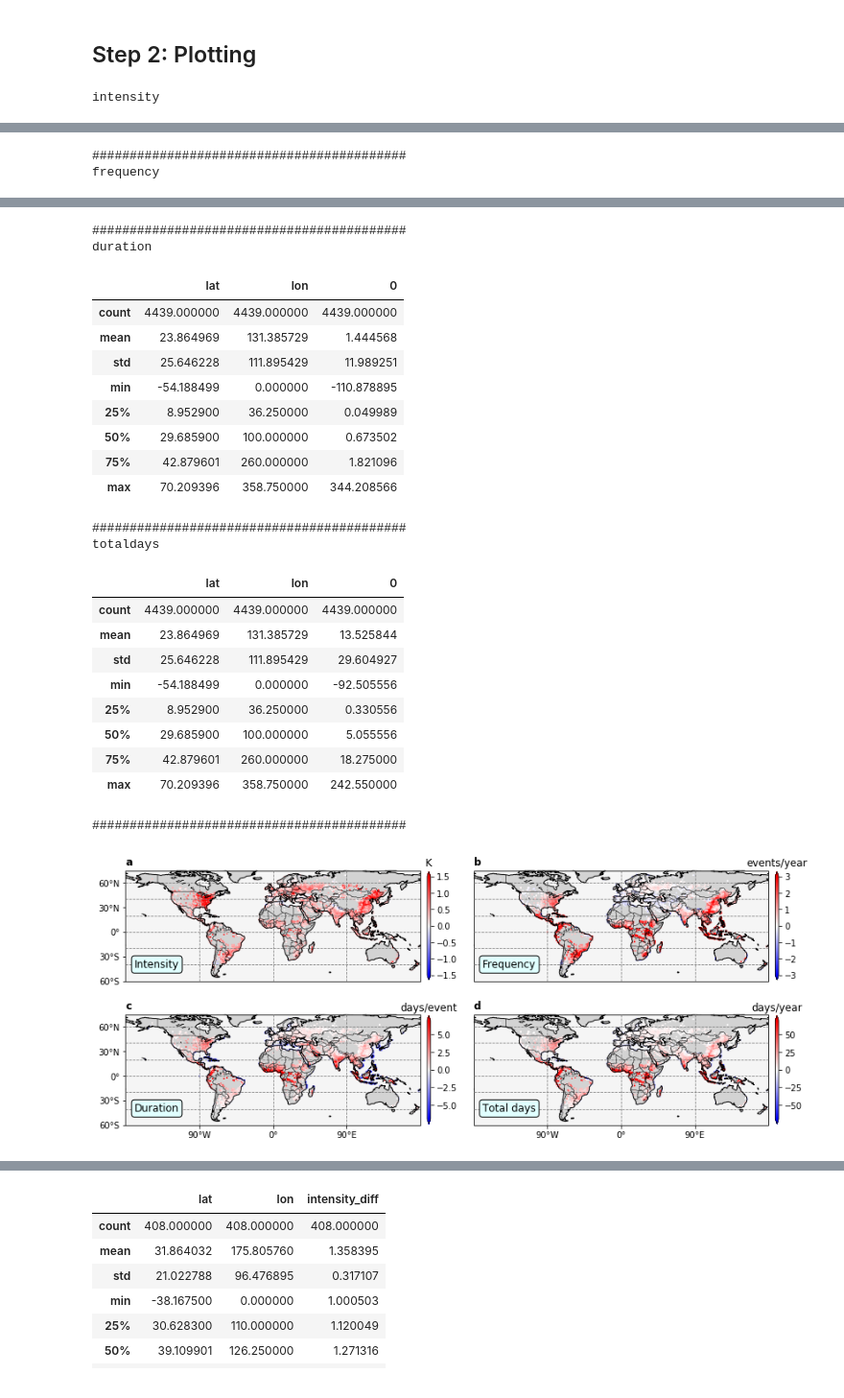
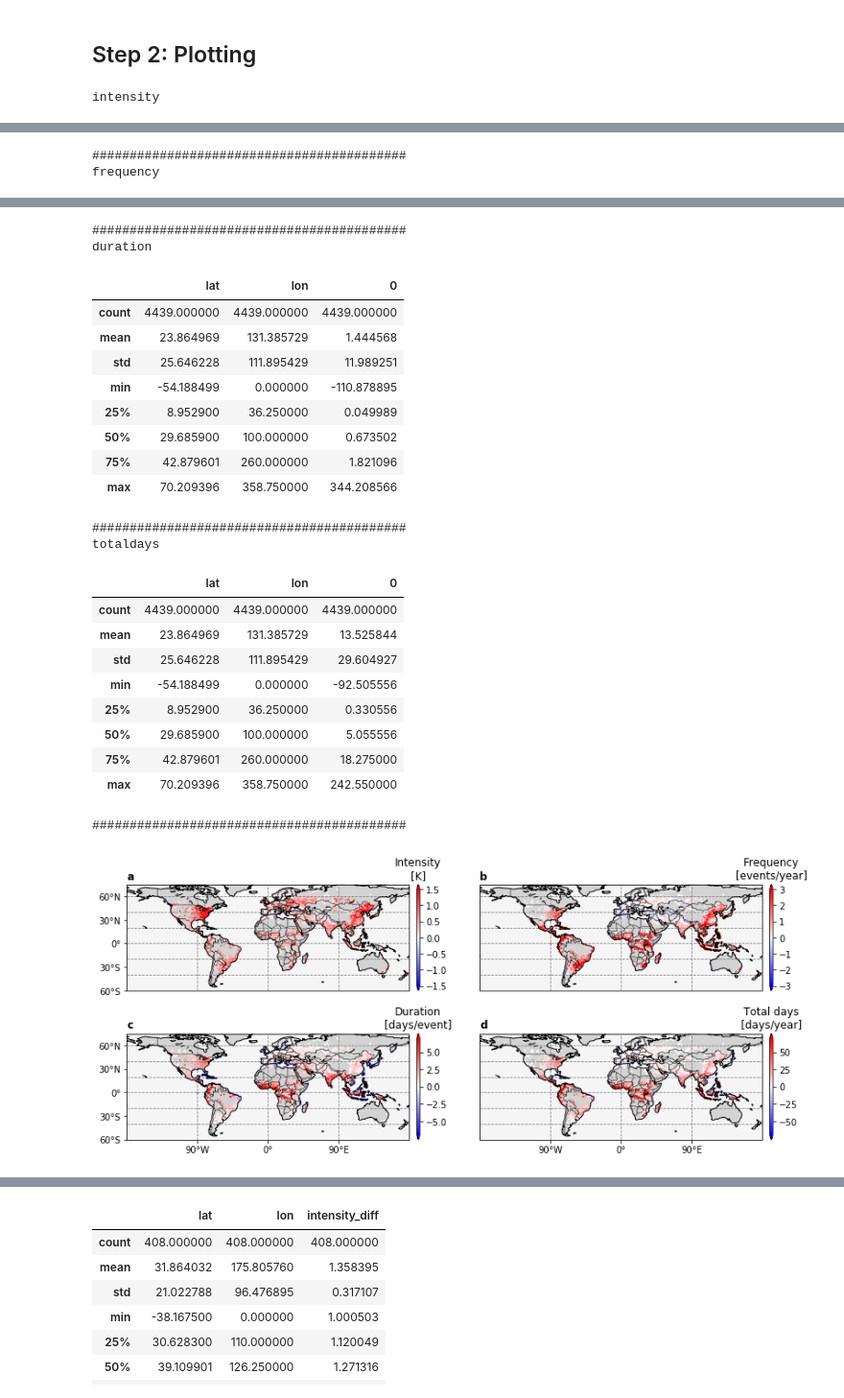
Before and after one commit to zhonghua-zheng/code_uhws, a Jupyter notebook: 5_event_analysis/fig1_urban_gridcell.ipynb, the cells around one changed output, grey strips where cells are left out. Shown: that part at 96% size. Drawn from its saved outputs; the diff is of its cells as text; code cells hidden in the pictures.

Commit message:
updated figures

```diff
--- a/5_event_analysis/fig1_urban_gridcell.ipynb
+++ b/5_event_analysis/fig1_urban_gridcell.ipynb
@@ -166,7 +166,7 @@ def setup_colorbar_text(ax,p,title_text,var_text,cbar_text):
     ax.set_ylabel("")
     cbar = plt.colorbar(p, ax=ax,
                     orientation="vertical",
-                    fraction=0.1,
+                    fraction=0.20,
                     shrink=0.80,
                     pad=0.02,
                     aspect=30,
@@ -178,10 +178,10 @@ def setup_colorbar_text(ax,p,title_text,var_text,cbar_text):
     lat_formatter = LatitudeFormatter()
     ax.xaxis.set_major_formatter(lon_formatter)
     ax.yaxis.set_major_formatter(lat_formatter)
-    props = dict(boxstyle='round', facecolor='lightcyan')
-    # place a text box in upper left in axes coords
-    ax.text(0.03, 0.20, var_text, transform=ax.transAxes, fontsize=12,
-             verticalalignment='top', bbox=props,zorder=6)
+#     props = dict(boxstyle='round', facecolor='lightcyan')
+#     # place a text box in upper left in axes coords
+#     ax.text(0.03, 0.20, var_text, transform=ax.transAxes, fontsize=12,
+#              verticalalignment='top', bbox=props,zorder=6)
     ax.set_title(title_text, fontweight="bold", loc="left")
 
 def plot_scatter(ax,df,vmin,vmax,cmap):
@@ -243,10 +243,10 @@ title_text_dict={"frequency":"b",
                  "intensity":"a",
                  "duration":"c"}
 
-cbar_text_dict={"frequency":"events/year",
-                "totaldays":"days/year",
-                "intensity":"K",
-                "duration":"days/event"}
+cbar_text_dict={"frequency":"Frequency\n[events/year]",
+                "totaldays":"Total days\n[days/year]",
+                "intensity":"Intensity\n[K]",
+                "duration":"Duration\n[days/event]"}
 
 for i in range(4):
     val = var_list[i]
@@ -282,32 +282,32 @@ frequency
 | mean | 23.864969 | 131.385729 | 0.975676 |
 | std | 25.646228 | 111.895429 | 1.553850 |
 | min | -54.188499 | 0.000000 | -4.372222 |
 | 25% | 8.952900 | 36.250000 | -0.005556 |
 | 50% | 29.685900 | 100.000000 | 0.438889 |
 | 75% | 42.879601 | 260.000000 | 1.572222 |
 | max | 70.209396 | 358.750000 | 11.738889 |
 ##########################################
 duration
 |  | lat | lon | 0 |
 | count | 4439.000000 | 4439.000000 | 4439.000000 |
 | mean | 23.864969 | 131.385729 | 1.444568 |
 | std | 25.646228 | 111.895429 | 11.989251 |
 | min | -54.188499 | 0.000000 | -110.878895 |
 | 25% | 8.952900 | 36.250000 | 0.049989 |
 | 50% | 29.685900 | 100.000000 | 0.673502 |
 | 75% | 42.879601 | 260.000000 | 1.821096 |
 | max | 70.209396 | 358.750000 | 344.208566 |
 ##########################################
 totaldays
 |  | lat | lon | 0 |
 | count | 4439.000000 | 4439.000000 | 4439.000000 |
 | mean | 23.864969 | 131.385729 | 13.525844 |
 | std | 25.646228 | 111.895429 | 29.604927 |
 | min | -54.188499 | 0.000000 | -92.505556 |
 | 25% | 8.952900 | 36.250000 | 0.330556 |
 | 50% | 29.685900 | 100.000000 | 5.055556 |
 | 75% | 42.879601 | 260.000000 | 18.275000 |
 | max | 70.209396 | 358.750000 | 242.550000 |
 ##########################################
-[figure, old version]
+[figure, new version]
 # %% [markdown]
```
Also changed, not shown: parts of 1 cell of this notebook, 23 other files.
